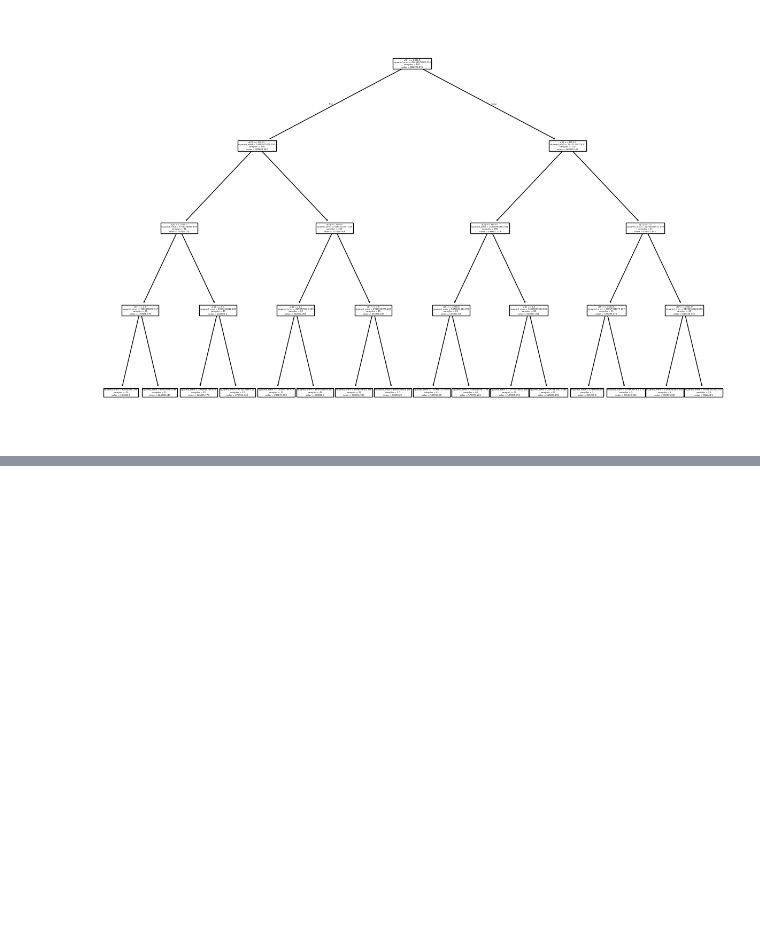
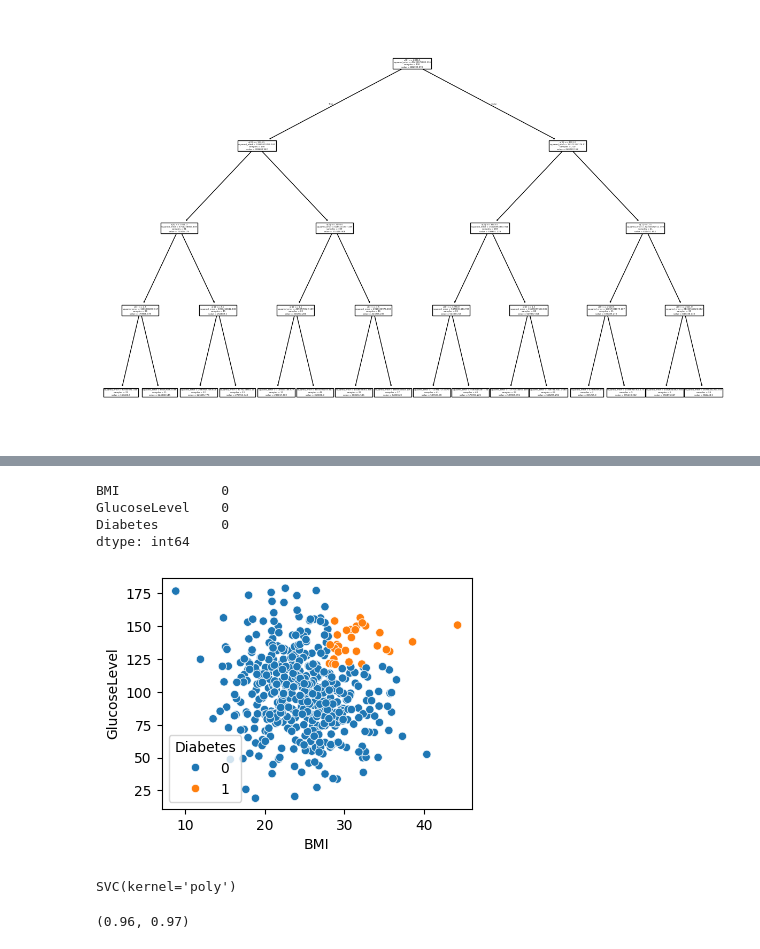
Before and after one commit to Haroon1056/Machine-Learning-Notes, a Jupyter notebook: machine learning.ipynb, the cells around one changed output, grey strips where cells are left out. Cells and saved outputs as stored; diff of their text form; code cells hidden in the pictures; blank space fills up the shorter version.

```diff
--- a/machine learning.ipynb
+++ b/machine learning.ipynb
@@ -1194,0 +1315,2 @@ plt.show()
+# %%
+svm_dataset = pd.read_csv("svm_classification_dataset.csv")
@@ -1194,0 +1326,13 @@ plt.show()
+# %%
+svm_dataset.isnull().sum()
+# %% [output]
+BMI             0
+GlucoseLevel    0
+Diabetes        0
+dtype: int64
+# %%
+plt.figure(figsize=(4,3))
+sns.scatterplot(x="BMI", y="GlucoseLevel", data=svm_dataset, hue="Diabetes")
+plt.show()
+# %% [output]
+[figure, added]
@@ -1194,0 +1350,8 @@ plt.show()
+# %%
+sv.fit(x_train,y_train)
+# %% [output]
+SVC(kernel='poly')
+# %%
+sv.score(x_test, y_test), sv.score(x_train, y_train)
+# %% [output]
+(0.96, 0.97)
```
Also changed, not shown: parts of 54 cells of this notebook, 5 other files.
